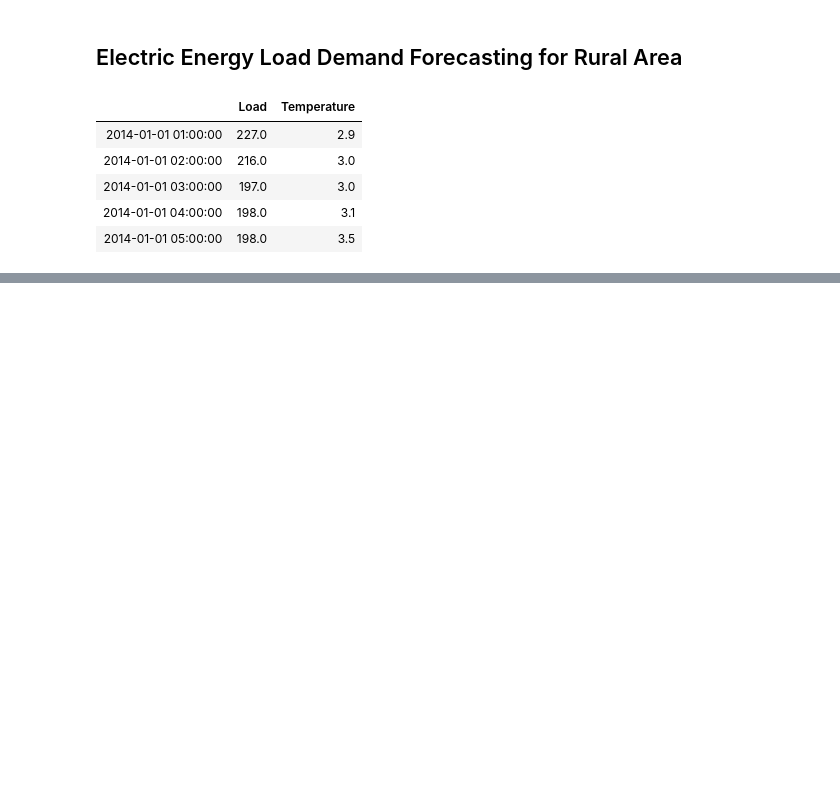
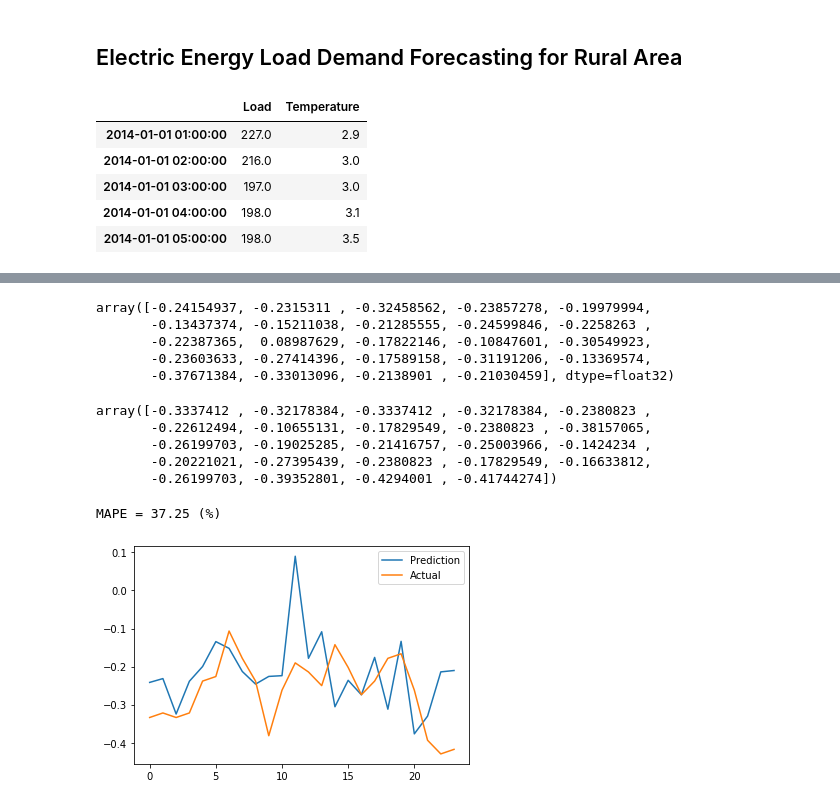
Before and after one commit to NilsJakob/Electric-Energy-Load-Demand-Forecasting-for-Rural-Area, a Jupyter notebook: data_log.ipynb, the cells around one changed output, grey strips where cells are left out. Saved outputs shown, nothing was run; the diff lists cells and outputs as text; code cells hidden in the pictures; blank space fills up the shorter version.

```diff
--- a/data_log.ipynb
+++ b/data_log.ipynb
@@ -422,0 +611,31 @@ MAPE = 6.42 (%)
+# %%
+y_pred = model.predict(X_new)
+y_pred0 = y_pred[0,:]
+y_pred0
+# %% [output]
+array([-0.24154937, -0.2315311 , -0.32458562, -0.23857278, -0.19979994,
+       -0.13437374, -0.15211038, -0.21285555, -0.24599846, -0.2258263 ,
+       -0.22387365,  0.08987629, -0.17822146, -0.10847601, -0.30549923,
+       -0.23603633, -0.27414396, -0.17589158, -0.31191206, -0.13369574,
+       -0.37671384, -0.33013096, -0.2138901 , -0.21030459], dtype=float32)
+# %%
+y_true0 = y_true[0,:]
+y_true0
+# %% [output]
+array([-0.3337412 , -0.32178384, -0.3337412 , -0.32178384, -0.2380823 ,
+       -0.22612494, -0.10655131, -0.17829549, -0.2380823 , -0.38157065,
+       -0.26199703, -0.19025285, -0.21416757, -0.25003966, -0.1424234 ,
+       -0.20221021, -0.27395439, -0.2380823 , -0.17829549, -0.16633812,
+       -0.26199703, -0.39352801, -0.4294001 , -0.41744274])
+# %%
+mape = mean_absolute_percentage_error(y_true0, y_pred0)
+print('MAPE = {:.2f} (%)'.format(mape))
+# %% [output]
+MAPE = 37.25 (%)
+# %%
+plt.plot(y_pred0, label='Prediction')
+plt.plot(y_true0, label='Actual')
+plt.legend()
+plt.show()
+# %% [output]
+[figure, added]
```
Also changed, not shown: parts of 23 cells of this notebook.
